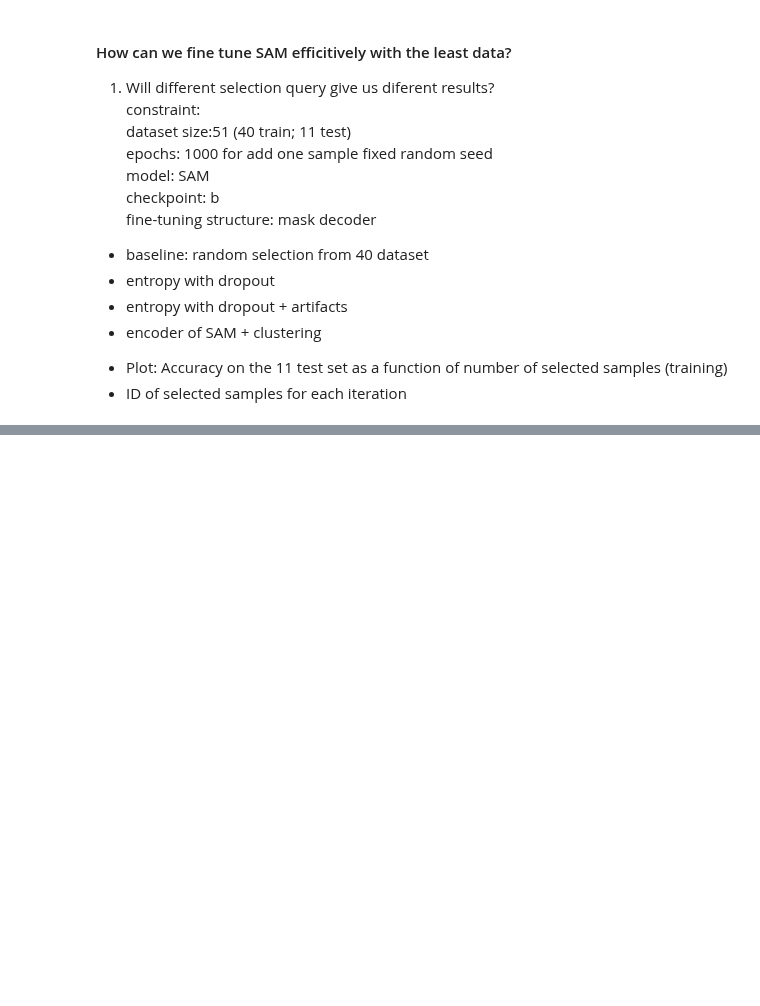
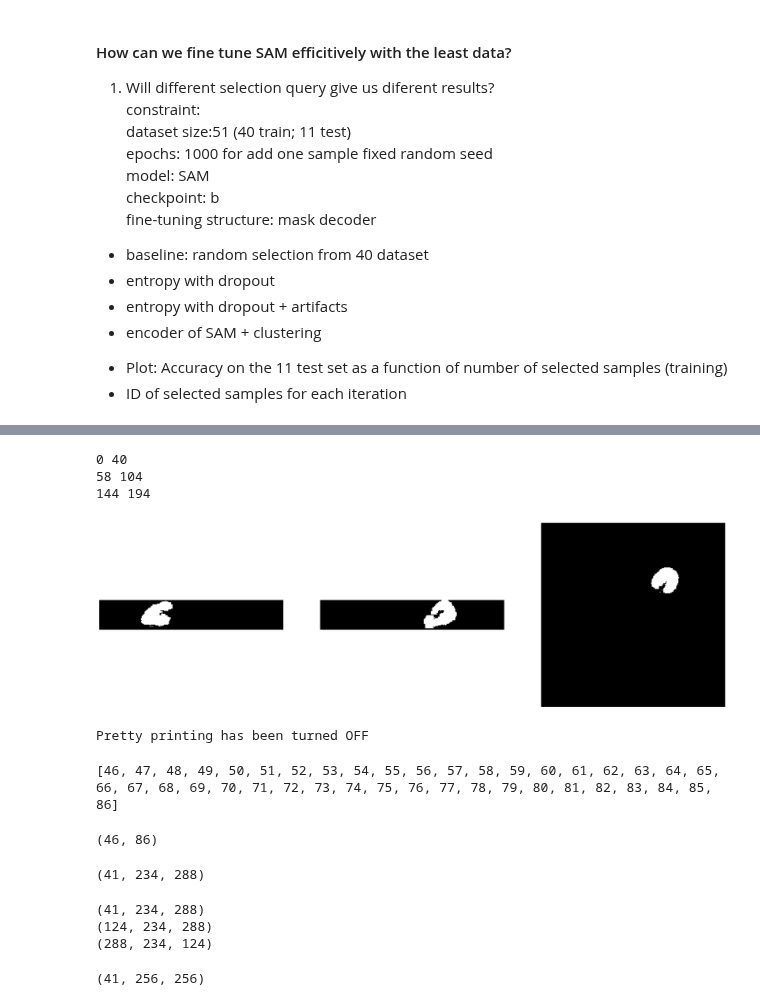
Before and after one commit to yexincheng/ALMRI, a Jupyter notebook: research_questions.ipynb, the cells around one changed output, grey strips where cells are left out. Saved outputs shown, nothing was run; the diff lists cells and outputs as text; code cells hidden in the pictures; blank space fills up the shorter version.

```diff
--- a/research_questions.ipynb
+++ b/research_questions.ipynb
@@ -45,14 +45,14 @@ from eval import infer, log_image_table
 # %%
 # training and sampling dataset path prefix
 prefix = './datasets/RAINE_organ_51'
-task = 'MRI_Pancreas'
+task = 'MRI_LeftKidney'
 training_pool_path = os.path.join(prefix, task, 'train')
 # label id
 # left kidney: 1,
 # right kidney: 2,
 # pancreas: 3,
 # background: 0,
-label_id = 3
+label_id = 1
 
 #SAM MODEL TYPE
 sam_model_type = 'vit_b'
@@ -184,0 +110,4 @@ False
+# %%
+with open(os.path.join(prefix, task, 'train', 'sub_index.json'), 'r') as f:
+    sub_index = json.load(f)
+print(sub_index)
@@ -216,0 +168,62 @@ plt.close()
+# %%
+z_index, y_index, x_index = np.where(preds>0)
+z_min, z_max = np.min(z_index), np.max(z_index)
+print(z_min, z_max)
+y_min, y_max = np.min(y_index), np.max(y_index)
+print(y_min, y_max)
+x_min, x_max = np.min(x_index), np.max(x_index)
+print(x_min, x_max)
+# %% [output]
+0 40
+58 104
+144 194
+# %%
+fig, axs  = plt.subplots(1,3, figsize=(25, 25))
+
+axs[0].imshow(preds[:,:,166], cmap='gray')
+axs[0].axis('off')
+
+axs[1].imshow(preds[:,88,:], cmap='gray')
+axs[1].axis('off')
+
+axs[2].imshow(preds[15,:,:], cmap='gray')
+axs[2].axis('off')
+plt.show()
+# %% [output]
+[figure, added]
+# %%
+label_index = sub_index[f'{id}.FatImaging_W.nii.gz']
+%pprint #
+label_index
+# %% [output]
+Pretty printing has been turned OFF
+[46, 47, 48, 49, 50, 51, 52, 53, 54, 55, 56, 57, 58, 59, 60, 61, 62, 63, 64, 65, 66, 67, 68, 69, 70, 71, 72, 73, 74, 75, 76, 77, 78, 79, 80, 81, 82, 83, 84, 85, 86]
+# %%
+np.min(label_index), np.max(label_index)
+# %% [output]
+(46, 86)
+# %%
+ori_zeros[label_index].shape
+# %% [output]
+(41, 234, 288)
+# %%
+import skimage
+# 124, 234, 288
+ori_zeros = np.zeros(original_shape)
+# medsam_segs_T = np.stack(preds).T # 256,256,x
+# print(medsam_segs_T.shape)
+# resize prediction to original size
+preds_resized = skimage.transform.resize(preds, (preds.shape[0], original_shape[1], original_shape[2]), order=0, preserve_range=True, mode='constant', anti_aliasing=True)
+
+print(preds_resized.shape)
+ori_zeros[label_index] += preds_resized
+print(ori_zeros.shape)
+print(ori_zeros.T.shape)
+# %% [output]
+(41, 234, 288)
+(124, 234, 288)
+(288, 234, 124)
+# %%
+preds.shape
+# %% [output]
+(41, 256, 256)
```
Also changed, not shown: parts of 19 cells of this notebook, 2 other files.
